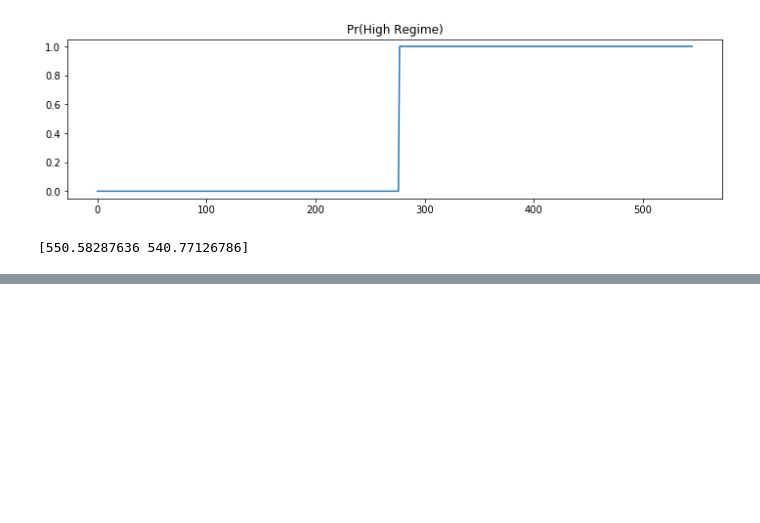
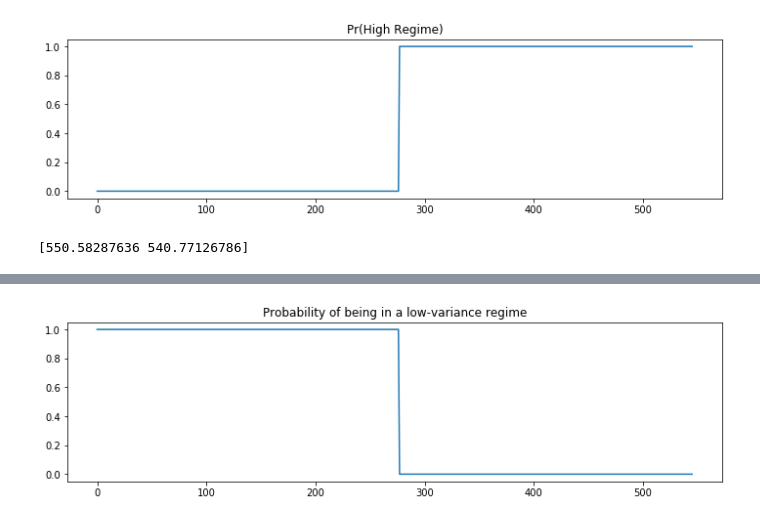
Before and after one commit to Jspano95/Jspano_MScQFin_Thesis, a Jupyter notebook: Markov_Model.ipynb, the cells around one changed output, grey strips where cells are left out. Cells and saved outputs as stored; diff of their text form; code cells hidden in the pictures; blank space fills up the shorter version.

```diff
--- a/Markov_Model.ipynb
+++ b/Markov_Model.ipynb
@@ -149,0 +193,19 @@ print(res_gvkey_frame_ms_model_2.expected_durations)
+# %%
+#insert GVKEY
+gvkey_selection = 1045
+gvkey_frame = sorted_alldata_df_final_adf_results.loc[sorted_alldata_df_final_adf_results.gvkey==gvkey_selection]
+
+cds = gvkey_frame['market_cds_spread']
+pecds = gvkey_frame['pecds']
+
+gvkey_frame_ms = pd.DataFrame(data=(cds, pecds)).T
+
+#with switching intercept and lagged dependent variable
+res_gvkey_frame_ms_model_3 = sm.tsa.MarkovRegression(gvkey_frame_ms['market_cds_spread'],
+                                                     k_regimes=2,
+                                                     exog=gvkey_frame_ms['pecds'],
+                                                    switching_variance=True)
+
+res_gvkey_frame_ms_model_3 = res_gvkey_frame_ms_model_3.fit()
+
+print(res_gvkey_frame_ms_model_3.summary())
@@ -149,0 +230,6 @@ print(res_gvkey_frame_ms_model_2.expected_durations)
+# %%
+res_gvkey_frame_ms_model_3.smoothed_marginal_probabilities[0].plot(
+title='Probability of being in a low-variance regime',
+figsize=(12, 3));
+# %% [output]
+[figure, added]
```
Also changed, not shown: parts of 37 cells of this notebook.
